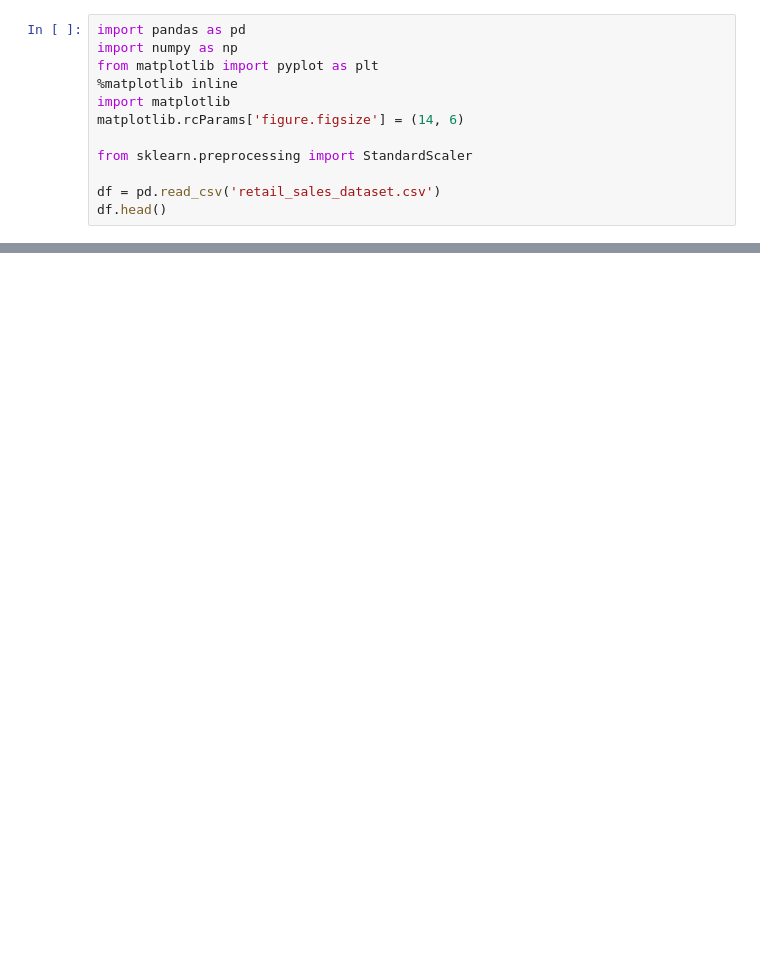
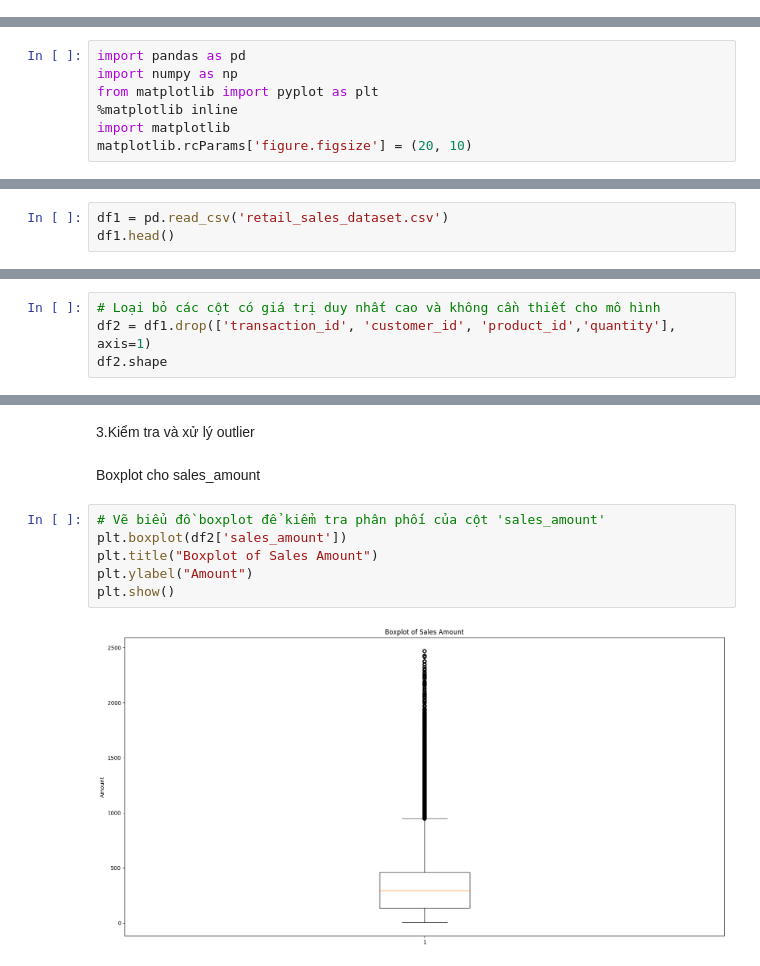
Before and after one commit to namph1377-sketch/Machine-Learning, a Jupyter notebook: Practice 2/DATA/Dataset.ipynb, the cells around one changed output, grey strips where cells are left out. Saved outputs shown, nothing was run; the diff lists cells and outputs as text; blank space fills up the shorter version.

```diff
--- a/Practice 2/DATA/Dataset.ipynb
+++ b/Practice 2/DATA/Dataset.ipynb
@@ -13,12 +0,0 @@ Tạo DataFrame ban đầu để bắt đầu phân tích và xử lý dữ li
-# %%
-import pandas as pd
-import numpy as np
-from matplotlib import pyplot as plt
-%matplotlib inline
-import matplotlib
-matplotlib.rcParams['figure.figsize'] = (14, 6)
-
-from sklearn.preprocessing import StandardScaler
-
-df = pd.read_csv('retail_sales_dataset.csv')
-df.head()
@@ -498,0 +5,7 @@ Target column: sales_amount_log
+# %%
+import pandas as pd
+import numpy as np
+from matplotlib import pyplot as plt
+%matplotlib inline
+import matplotlib
+matplotlib.rcParams['figure.figsize'] = (20, 10)
@@ -498,0 +16,3 @@ Target column: sales_amount_log
+# %%
+df1 = pd.read_csv('retail_sales_dataset.csv')
+df1.head()
@@ -498,0 +93,4 @@ Target column: sales_amount_log
+# %%
+# Loại bỏ các cột có giá trị duy nhất cao và không cần thiết cho mô hình
+df2 = df1.drop(['transaction_id', 'customer_id', 'product_id','quantity'], axis=1)
+df2.shape
@@ -498,0 +119,12 @@ Target column: sales_amount_log
+# %% [markdown]
+3.Kiểm tra và xử lý outlier
+# %% [markdown]
+Boxplot cho sales_amount
+# %%
+# Vẽ biểu đồ boxplot để kiểm tra phân phối của cột 'sales_amount'
+plt.boxplot(df2['sales_amount'])
+plt.title("Boxplot of Sales Amount")
+plt.ylabel("Amount")
+plt.show()
+# %% [output]
+[figure, added]
```
Also changed, not shown: parts of 96 cells of this notebook.
